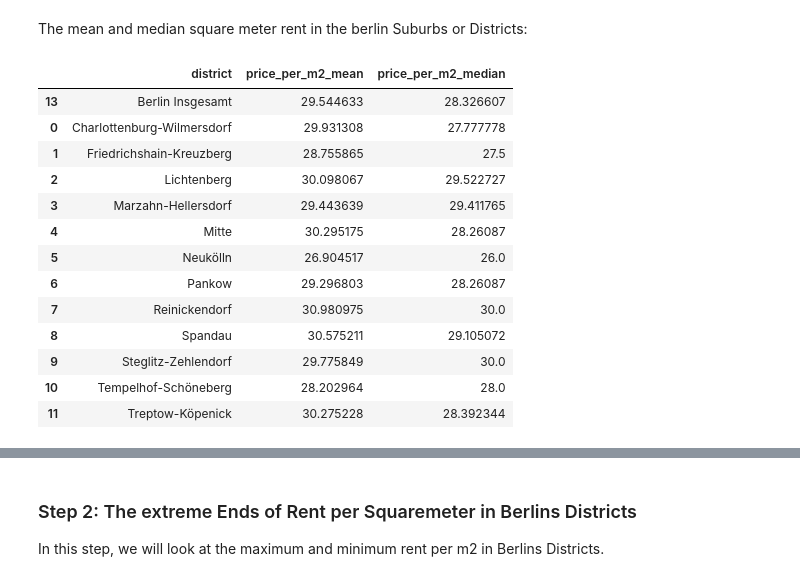
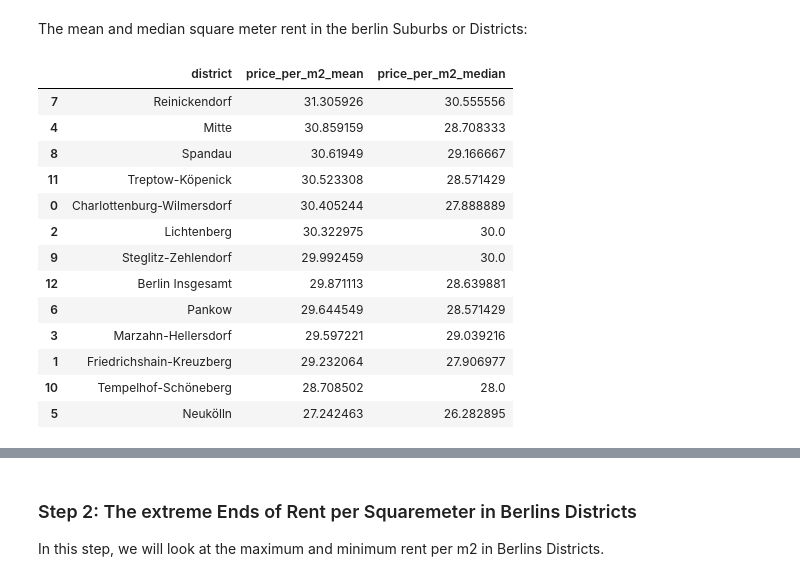
Before and after one commit to pascals00/WG-Gesucht, a Jupyter notebook: DataAnalysis/PriceAnalysis.ipynb, the cells around one changed output, grey strips where cells are left out. Saved outputs shown, nothing was run; the diff lists cells and outputs as text; code cells hidden in the pictures.

```diff
--- a/DataAnalysis/PriceAnalysis.ipynb
+++ b/DataAnalysis/PriceAnalysis.ipynb
@@ -34,13 +34,14 @@ pd.options.mode.copy_on_write = True
 
 In this step, we will look at the average and median rent per suburb in Berlin.
 # %%
-df_price_analysis = df[['apartmentID', 'title', 'room_size', 'total_rent', 'suburb', 'district', 'apartment_size', 'max_roommate']]
+df_price_analysis = df[['apartmentID', 'title', 'room_size', 'total_rent', 'suburb', 'district', 'online_since', 'apartment_size', 'max_roommate']]
 
 # Clean the data and convert the columns to the right data type for calculations
 df_price_analysis.loc[:, 'room_size'] = df_price_analysis['room_size'].str.replace('m²', '').astype(float)
 df_price_analysis.loc[:, 'apartment_size'] = df_price_analysis['apartment_size'].str.replace('m²', '').astype(float)
 df_price_analysis.loc[:, 'total_rent'] = df_price_analysis['total_rent'].str.replace('€', '').astype(float)
 df_price_analysis.loc[:, 'max_roommate'] = df_price_analysis['max_roommate'].astype(float)
+df_price_analysis.loc[:, 'online_since'] = pd.to_datetime(df_price_analysis['online_since'])
 # %% [markdown]
 For the follwing, you can choose excluding the top and bottom percentages of the data.
 
@@ -68,3 +73,6 @@ df_price_analysis = trim_dataset_all_columns(df_price_analysis, columns_to_trim,
+# %%
+# Filter dates older than 01.01.2023
+df_price_analysis = df_price_analysis[df_price_analysis['online_since'] > datetime(2023, 1, 1)]
 # %% [markdown]
 Adjust the squaremeter price per room with the shared squaremeters by all roomates for better comparison.
 
@@ -128,28 +140,35 @@ df_price_adjusted_group = df_price_analysis_adjusted.groupby(area).agg({'adjuste
 # Renaming the columns for clarity
 df_price_group.columns = [area, 'price_per_m2_mean', 'price_per_m2_median']
 df_price_adjusted_group.columns = [area, 'adjusted_price_per_m2_mean', 'adjusted_price_per_m2_median']
-# %%
-median_price_per_m2 = df_price_group['price_per_m2_median'].median()
-mean_price_per_m2 = df_price_group['price_per_m2_mean'].mean()
-
-new_index = len(df_price_group) + 1
-df_price_group.loc[new_index] = {area: 'Berlin Insgesamt', 'price_per_m2_median': median_price_per_m2, 'price_per_m2_mean': mean_price_per_m2}
+# %%
+median_price_per_m2 = df_price_group['price_per_m2_median'].median()
+mean_price_per_m2 = df_price_group['price_per_m2_mean'].mean()
+
+# Erstellen eines neuen DataFrame mit den Daten für "Berlin Insgesamt"
+berlin_row = pd.DataFrame({
+    area: ['Berlin Insgesamt'],
+    'price_per_m2_median': [median_price_per_m2],
+    'price_per_m2_mean': [mean_price_per_m2]
+})
+
+# Verwenden von concat, um diesen DataFrame mit dem bestehenden df_price_group zu verbinden
+df_price_group = pd.concat([df_price_group, berlin_row], ignore_index=True)
 # %%
-df_price_group = df_price_group.sort_values('district', ascending=True)
+df_price_group = df_price_group.sort_values('price_per_m2_mean', ascending=False)
 
 st.display_as_table(df_price_group)
 # %% [output]
 |  | district | price_per_m2_mean | price_per_m2_median |
-| 13 | Berlin Insgesamt | 29.544633 | 28.326607 |
-| 0 | Charlottenburg-Wilmersdorf | 29.931308 | 27.777778 |
-| 1 | Friedrichshain-Kreuzberg | 28.755865 | 27.5 |
-| 2 | Lichtenberg | 30.098067 | 29.522727 |
-| 3 | Marzahn-Hellersdorf | 29.443639 | 29.411765 |
-| 4 | Mitte | 30.295175 | 28.26087 |
-| 5 | Neukölln | 26.904517 | 26.0 |
-| 6 | Pankow | 29.296803 | 28.26087 |
-| 7 | Reinickendorf | 30.980975 | 30.0 |
-| 8 | Spandau | 30.575211 | 29.105072 |
-| 9 | Steglitz-Zehlendorf | 29.775849 | 30.0 |
-| 10 | Tempelhof-Schöneberg | 28.202964 | 28.0 |
-| 11 | Treptow-Köpenick | 30.275228 | 28.392344 |
+| 7 | Reinickendorf | 31.305926 | 30.555556 |
+| 4 | Mitte | 30.859159 | 28.708333 |
+| 8 | Spandau | 30.61949 | 29.166667 |
+| 11 | Treptow-Köpenick | 30.523308 | 28.571429 |
+| 0 | Charlottenburg-Wilmersdorf | 30.405244 | 27.888889 |
+| 2 | Lichtenberg | 30.322975 | 30.0 |
+| 9 | Steglitz-Zehlendorf | 29.992459 | 30.0 |
+| 12 | Berlin Insgesamt | 29.871113 | 28.639881 |
+| 6 | Pankow | 29.644549 | 28.571429 |
+| 3 | Marzahn-Hellersdorf | 29.597221 | 29.039216 |
+| 1 | Friedrichshain-Kreuzberg | 29.232064 | 27.906977 |
+| 10 | Tempelhof-Schöneberg | 28.708502 | 28.0 |
+| 5 | Neukölln | 27.242463 | 26.282895 |
```
Also changed, not shown: parts of 24 cells of this notebook, 1 other file.
